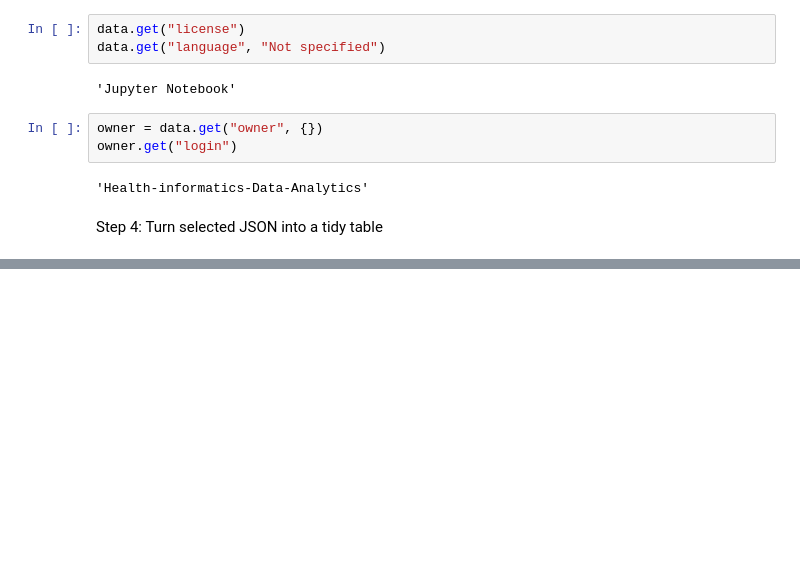
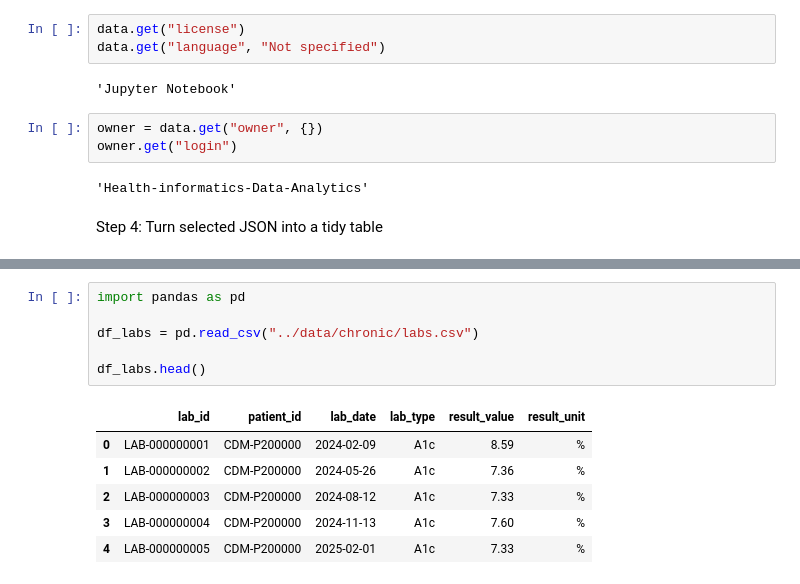
Before and after one commit to Blake-Wei/hi5304-assignment3, a Jupyter notebook: learning/practice.ipynb, the cells around one changed output, grey strips where cells are left out. Drawn from its saved outputs; the diff is of its cells as text; blank space fills up the shorter version.

```diff
--- a/learning/practice.ipynb
+++ b/learning/practice.ipynb
@@ -249,0 +268,13 @@ df
+# %%
+import pandas as pd
+
+df_labs = pd.read_csv("../data/chronic/labs.csv")
+
+df_labs.head()
+# %% [output]
+|  | lab_id | patient_id | lab_date | lab_type | result_value | result_unit |
+| 0 | LAB-000000001 | CDM-P200000 | 2024-02-09 | A1c | 8.59 | % |
+| 1 | LAB-000000002 | CDM-P200000 | 2024-05-26 | A1c | 7.36 | % |
+| 2 | LAB-000000003 | CDM-P200000 | 2024-08-12 | A1c | 7.33 | % |
+| 3 | LAB-000000004 | CDM-P200000 | 2024-11-13 | A1c | 7.60 | % |
+| 4 | LAB-000000005 | CDM-P200000 | 2025-02-01 | A1c | 7.33 | % |
```
Also changed, not shown: parts of 4 cells of this notebook.
